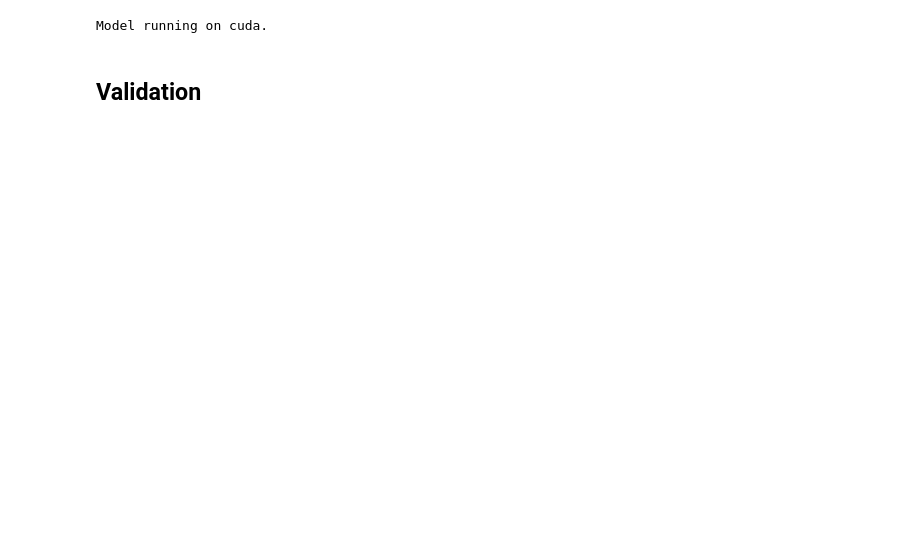
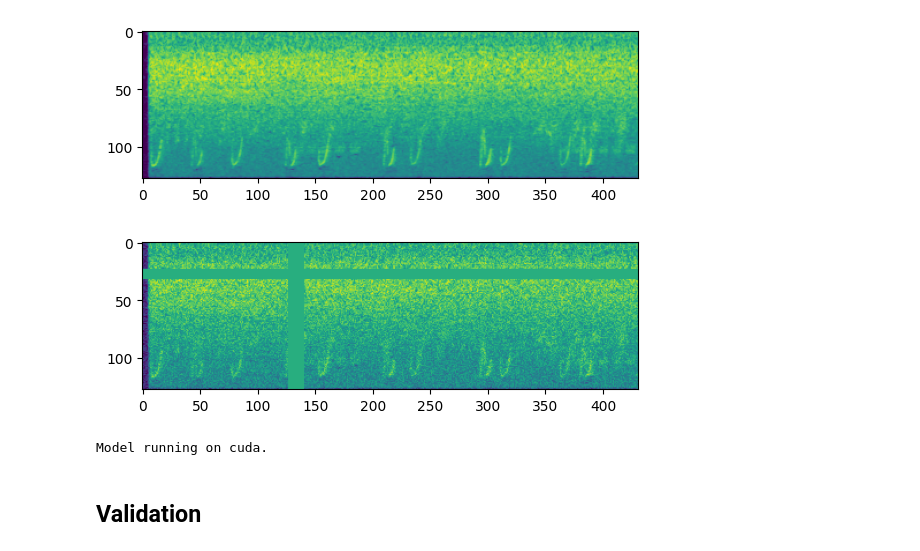
Before and after one commit to cassincruz/CMI-Detect-Sleep-States, a Jupyter notebook: birdclef-prediction.ipynb, the cells around one changed output. Cells and saved outputs as stored; diff of their text form; code cells hidden in the pictures; blank space fills up the shorter version.

```diff
--- a/birdclef-prediction.ipynb
+++ b/birdclef-prediction.ipynb
@@ -66,7 +66,7 @@ def get_spectrogram(filepath:str, duration=5.0, offset=0.0, pad=True) :
 
     return melspec
 
-def augment_spectrogram(spectrogram, normalize=True, max_noise=0.0, timetranslate=0.0, freqblock=0.0, timeblock=0.0) :
+def augment_spectrogram(spectrogram, normalize=True, max_noise=0.0, timetranslate=False, freqblock=0.0, timeblock=0.0) :
     """
     Augments spectrogram data by normalizing, randomly translating, and/or adding noise.
     """
@@ -84,18 +84,29 @@ def augment_spectrogram(spectrogram, normalize=True, max_noise=0.0, timetranslat
     if freqblock :
         # frequency blocking
         start_freq = np.random.randint(0, spectrogram.shape[0])
-        blocklength = np.random.poisson(freqblock * spectrogram.shape[0])
+        blocklength = int(np.random.random() * freqblock * spectrogram.shape[0])
 
         spectrogram[start_freq:start_freq+blocklength, :] = 0
 
     if timeblock :
         # time blocking
         start_time = np.random.randint(0, spectrogram.shape[1])
-        blocklength = np.random.poisson(timeblock * spectrogram.shape[1])
+        blocklength = int(np.random.random() * timeblock * spectrogram.shape[1])
 
         spectrogram[:, start_time:start_time+blocklength] = 0
 
     return spectrogram
+# %%
+spec = get_spectrogram(np.random.choice(metadata.filename))
+plt.imshow(spec)
+plt.show()
+
+aug_spec = augment_spectrogram(spec, timetranslate=False, max_noise=1.0, freqblock = 0.3, timeblock=0.1)
+plt.imshow(aug_spec)
+plt.show()
+# %% [output]
+[figure, added]
+[figure, added]
 # %%
 class BirdCLEFDataset(Dataset) :
     def __init__(self, metadata: pd.DataFrame, window_size=3.0, overlap=0.0, num_categories=NUM_CATEGORIES, aug_args=None) :
```
Also changed, not shown: parts of 11 cells of this notebook.
